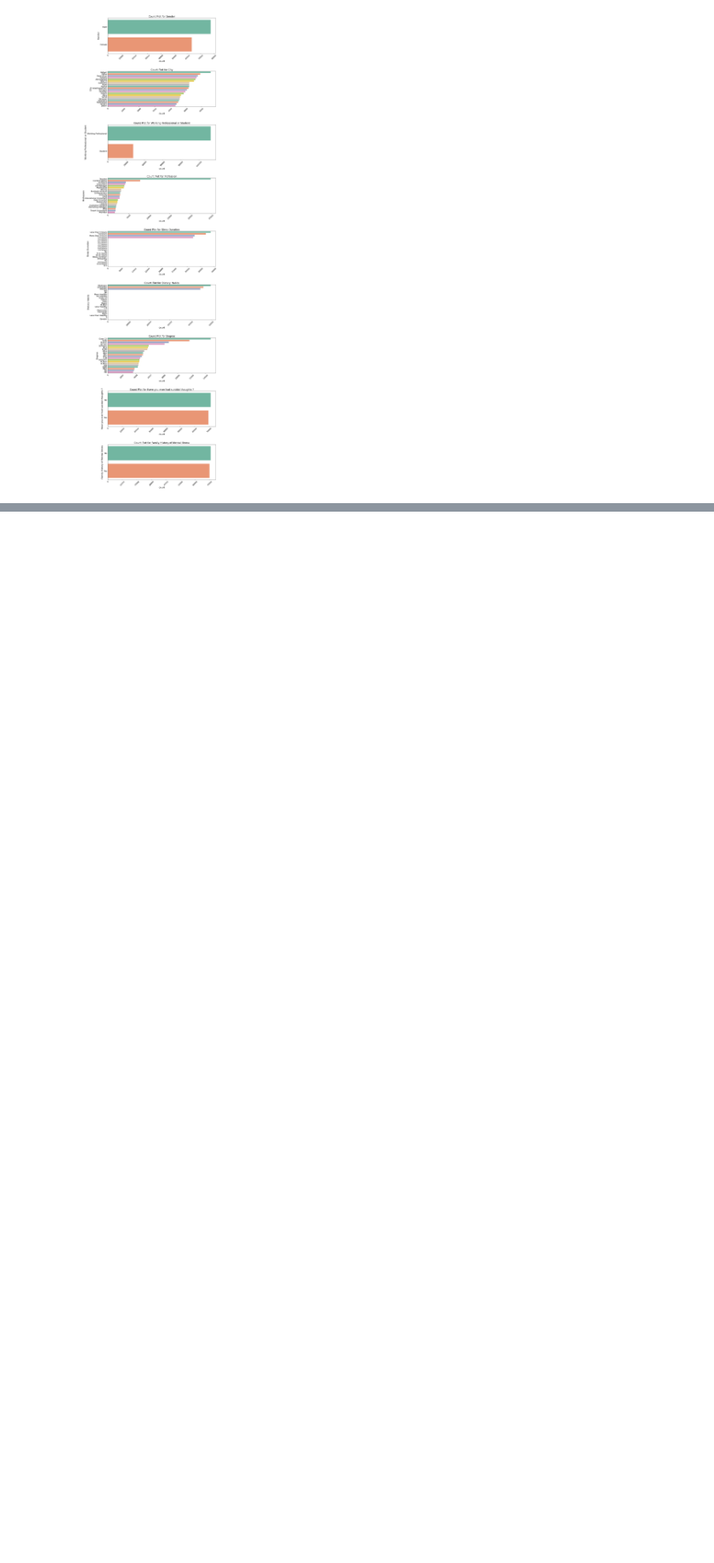
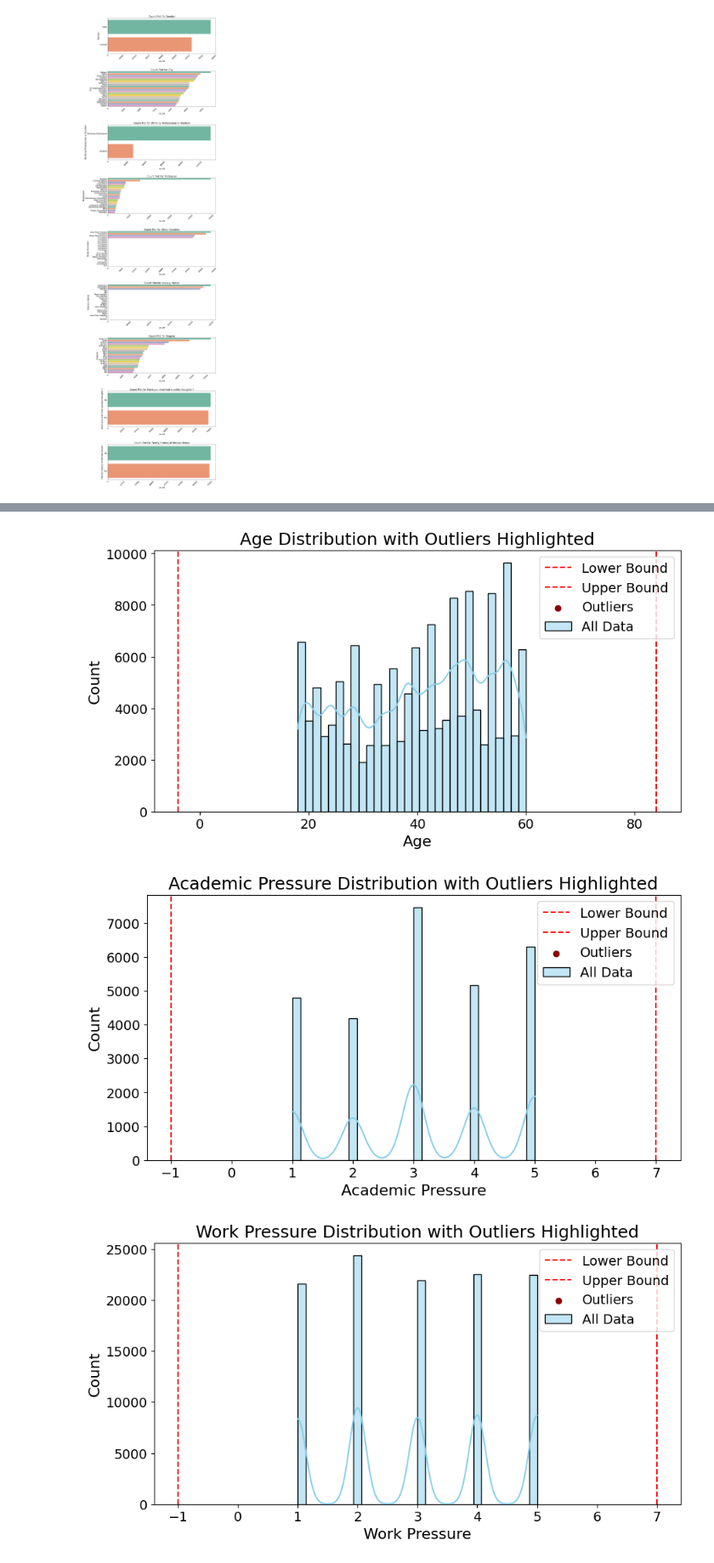
Before and after one commit to mennamohamed0207/Exploring-Mental-Health, a Jupyter notebook: data_analysis.ipynb, the cells around one changed output, grey strips where cells are left out. Shown at 85% size. Drawn from its saved outputs; the diff is of its cells as text; code cells hidden in the pictures; blank space fills up the shorter version.

```diff
--- a/data_analysis.ipynb
+++ b/data_analysis.ipynb
@@ -133,0 +160,30 @@ plt.show()
+# %%
+
+def plot_outliers(feature):
+    Q1 = train_data[feature].quantile(0.25)
+    Q3 = train_data[feature].quantile(0.75)
+    IQR = Q3 - Q1
+    lower_bound = Q1 - 1.5 * IQR
+    upper_bound = Q3 + 1.5 * IQR
+
+    # Outliers
+    outliers = train_data[(train_data[feature] < lower_bound) | (train_data[feature] > upper_bound)]
+
+    # Plot
+    plt.figure(figsize=(10, 5))
+    sns.histplot(train_data[feature], bins=30, kde=True, color='skyblue', label='All Data')
+    plt.axvline(lower_bound, color='red', linestyle='--', label='Lower Bound')
+    plt.axvline(upper_bound, color='red', linestyle='--', label='Upper Bound')
+    plt.scatter(outliers[feature], [0]*len(outliers), color='darkred', label='Outliers', zorder=10)
+    plt.title(f"{feature} Distribution with Outliers Highlighted")
+    plt.legend()
+    plt.show()
+# %%
+numerical_features = train_data.select_dtypes(include=['float64', 'int64']).columns
+numerical_features = [feature for feature in numerical_features if feature != 'id' ]
+for feature in numerical_features:
+    plot_outliers(feature)
+# %% [output]
+[figure, added]
+[figure, added]
+[figure, added]
```
Also changed, not shown: parts of 2 cells of this notebook.
